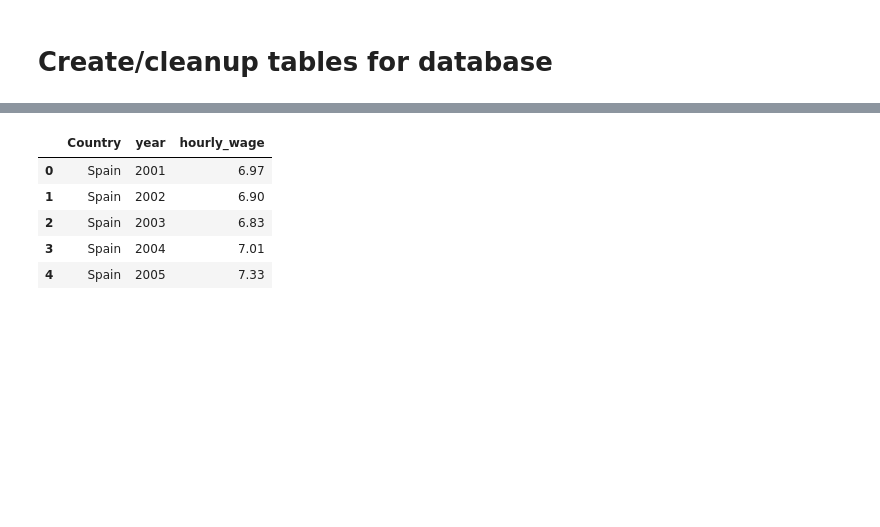
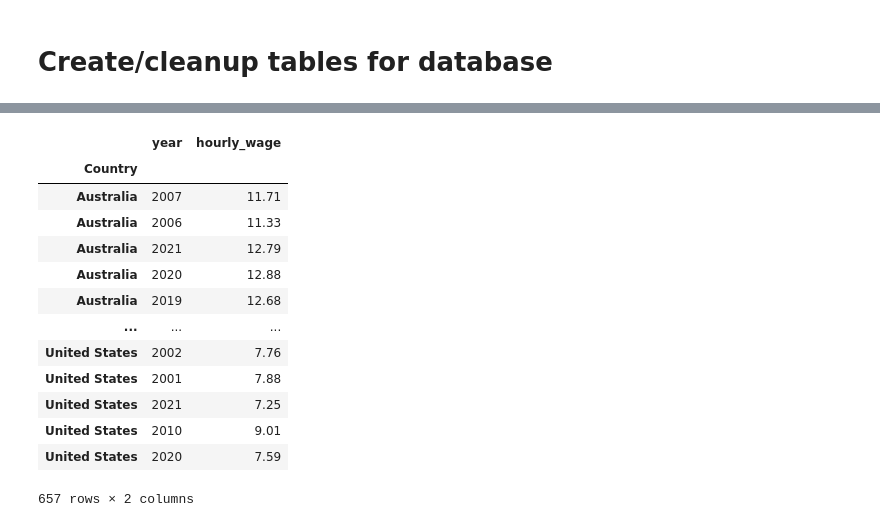
Before and after one commit to LindseyWol/Project2, a Jupyter notebook: cleanup.ipynb, the cells around one changed output, grey strips where cells are left out. Saved outputs shown, nothing was run; the diff lists cells and outputs as text; code cells hidden in the pictures; blank space fills up the shorter version.

```diff
--- a/cleanup.ipynb
+++ b/cleanup.ipynb
@@ -107,16 +189,25 @@ MeatConsumption_df.head()
 # %%
 #Drop SERIES, series, PERIOD, pay period, TIME, Unit Code, Unit, Power Code, Power Code, Reference Period, reference period, flag code, flags
 MinWage_df = MinWage_df.drop(columns=['COUNTRY', 'SERIES', 'Series', 'Pay period', 'PERIOD', 'Time', 'Unit Code', 'Unit', 'PowerCode Code', 'PowerCode', 'Reference Period Code', 'Flag Codes', 'Flags', 'Reference Period'])
 #Rename TIME to year and Value is hourly wage
 MinWage_df = MinWage_df.rename(columns={'TIME': 'year', 'Value': 'hourly_wage'})
-MinWage_df.head()
+MinWage_df = MinWage_df.set_index(['Country']).sort_index()
+MinWage_df
 # %% [output]
-|  | Country | year | hourly_wage |
-| 0 | Spain | 2001 | 6.97 |
-| 1 | Spain | 2002 | 6.90 |
-| 2 | Spain | 2003 | 6.83 |
-| 3 | Spain | 2004 | 7.01 |
-| 4 | Spain | 2005 | 7.33 |
+|  | year | hourly_wage |
+| Country |  |  |
+| Australia | 2007 | 11.71 |
+| Australia | 2006 | 11.33 |
+| Australia | 2021 | 12.79 |
+| Australia | 2020 | 12.88 |
+| Australia | 2019 | 12.68 |
+| ... | ... | ... |
+| United States | 2002 | 7.76 |
+| United States | 2001 | 7.88 |
+| United States | 2021 | 7.25 |
+| United States | 2010 | 9.01 |
+| United States | 2020 | 7.59 |
+657 rows × 2 columns
 # %%
 #AvgIncome_df Cleanup
 #Pull in location, time, and value columns
```
Also changed, not shown: parts of 9 cells of this notebook, 1 other file.
